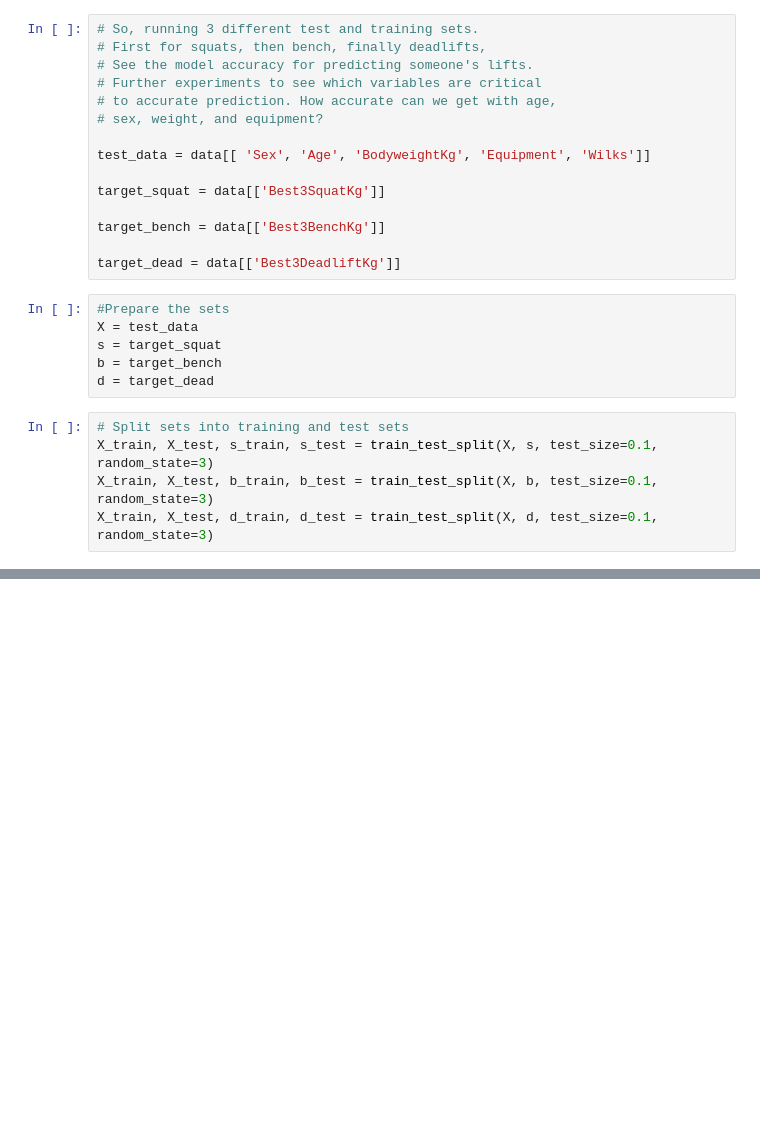
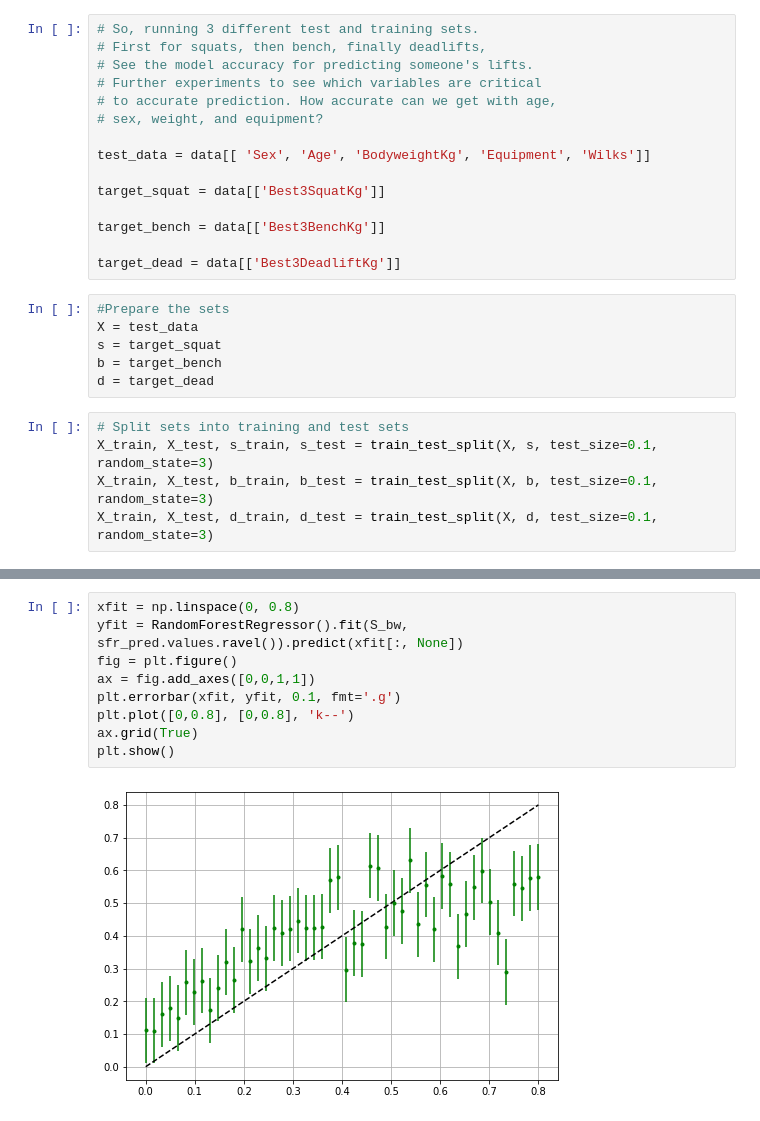
Before and after one commit to SerRichard/powerliftingrepo, a Jupyter notebook: Predicting lifts[Regression Comp].ipynb, the cells around one changed output, grey strips where cells are left out. Cells and saved outputs as stored; diff of their text form; blank space fills up the shorter version.

```diff
--- a/Predicting lifts[Regression Comp].ipynb
+++ b/Predicting lifts[Regression Comp].ipynb
@@ -269,0 +275,11 @@ plt.show()
+# %%
+xfit = np.linspace(0, 0.8)
+yfit = RandomForestRegressor().fit(S_bw, sfr_pred.values.ravel()).predict(xfit[:, None])
+fig = plt.figure()
+ax = fig.add_axes([0,0,1,1])
+plt.errorbar(xfit, yfit, 0.1, fmt='.g')
+plt.plot([0,0.8], [0,0.8], 'k--')
+ax.grid(True)
+plt.show()
+# %% [output]
+[figure, added]
```
Also changed, not shown: parts of 39 cells of this notebook.
